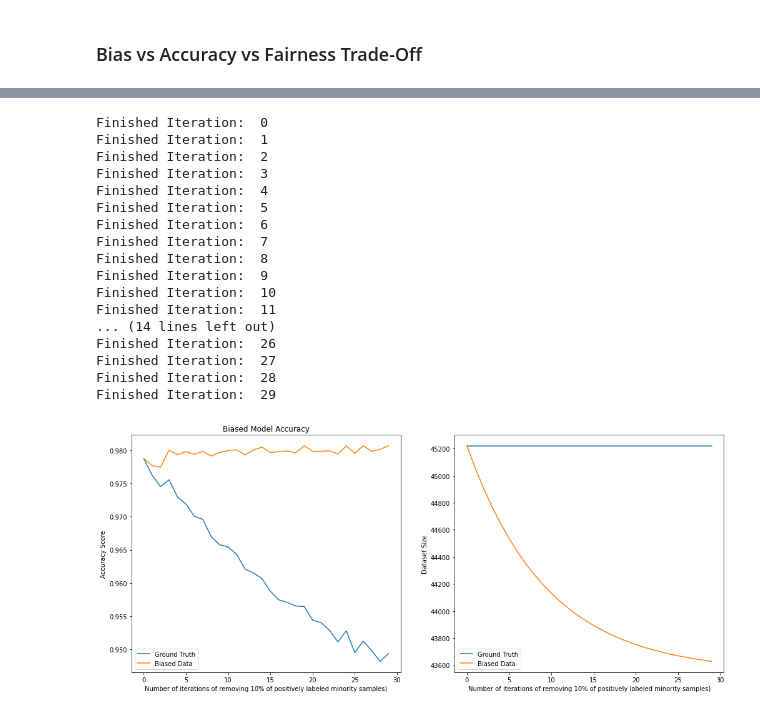
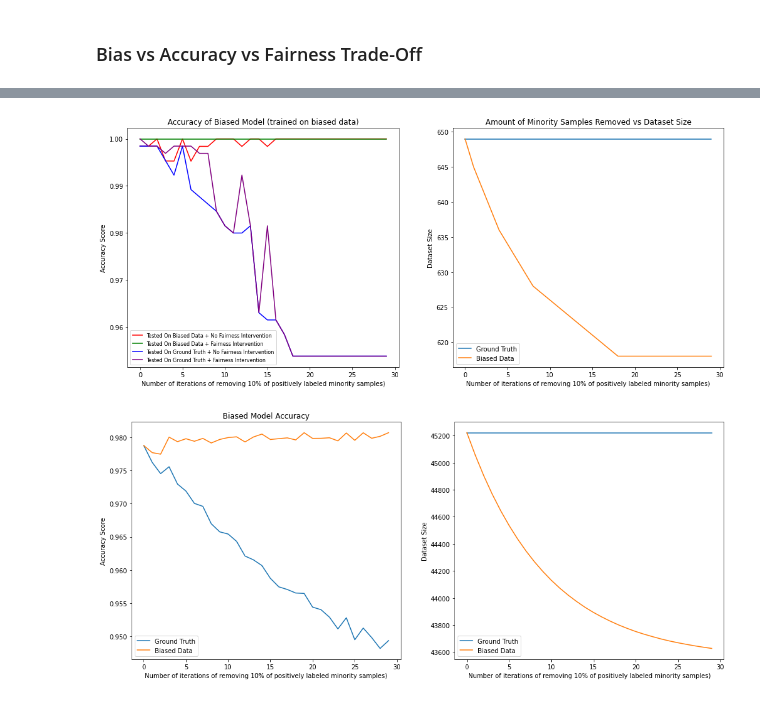
Before and after one commit to mnagired/fairness-sandbox, a Jupyter notebook: under.ipynb, the cells around one changed output, grey strips where cells are left out. Saved outputs shown, nothing was run; the diff lists cells and outputs as text; code cells hidden in the pictures.

```diff
--- a/under.ipynb
+++ b/under.ipynb
@@ -877,3 +929,28 @@ def tradeoff_visualization(classifier, X_true, y_true, df_favored,
+# %%
+plt.figure(figsize=(17,7))
+
+plt.subplot(1,2,1)
+plt.plot(bias_amts, accuracy_on_biased, label = 'Tested On Biased Data + No Fairness Intervention', color = "red")
+plt.plot(bias_amts, accuracy_on_biased_mitigated, label = 'Tested On Biased Data + Fairness Intervention', color = "green")
+plt.plot(bias_amts, accuracy_on_true, label = 'Tested On Ground Truth + No Fairness Intervention', color = "blue")
+plt.plot(bias_amts, accuracy_on_true_mitigated, label = 'Tested On Ground Truth + Fairness Intervention', color = "purple")
+plt.xlabel("Number of iterations of removing 10% of positively labeled minority samples)")
+plt.ylabel("Accuracy Score")
+#plt.axhline(y=accuracy_score(y_pred_truth, y_true), color = "green", label = "Ground Truth Model On Ground Truth Data", alpha = 0.5)
+plt.title("Accuracy of Biased Model (trained on biased data)")
+plt.legend(loc = 3, prop={'size': 8})
+
+plt.subplot(1,2,2)
+plt.plot(bias_amts, dataset_size_true, label = 'Ground Truth')
+plt.plot(bias_amts, dataset_size_bias, label = 'Biased Data')
+plt.xlabel("Number of iterations of removing 10% of positively labeled minority samples)")
+plt.ylabel("Dataset Size")
+plt.title("Amount of Minority Samples Removed vs Dataset Size")
+plt.legend()
+
+plt.show()
+# %% [output]
+[figure, added]
 # %%
 def accuracy_visualizations(bias_amts, dataset_size_true, dataset_size_bias,
                             accuracy_on_biased = [], accuracy_on_true = [],
@@ -929,25 +1006,7 @@ accuracy_on_biased, accuracy_on_true, accuracy_on_biased_mitigated, accuracy_on_
 tradeoff_visualization(classifier, X_true=X_adult_true, y_true=y_adult_true, \
                        df_favored=df_favored_adult, df_unfavored_positive= df_unfavored_adult_positive,\
                        df_unfavored_negative= df_unfavored_adult_negative, sensitive_feature="gender",
-                       is_adult=True, label = "label", apply_fairness=False,verbose=True)
+                       is_adult=True, label = "label", apply_fairness=False,verbose=False)
-# %% [output]
-Finished Iteration:  0
-Finished Iteration:  1
-Finished Iteration:  2
-Finished Iteration:  3
-Finished Iteration:  4
-Finished Iteration:  5
-Finished Iteration:  6
-Finished Iteration:  7
-Finished Iteration:  8
-Finished Iteration:  9
-Finished Iteration:  10
-Finished Iteration:  11
-... (14 lines left out)
-Finished Iteration:  26
-Finished Iteration:  27
-Finished Iteration:  28
-Finished Iteration:  29
 # %%
 accuracy_visualizations(bias_amts, dataset_size_true, dataset_size_bias, accuracy_on_biased, accuracy_on_true, accuracy_on_biased_mitigated, accuracy_on_true_mitigated, False)
 # %% [output]
```
Also changed, not shown: parts of 6 cells of this notebook.
